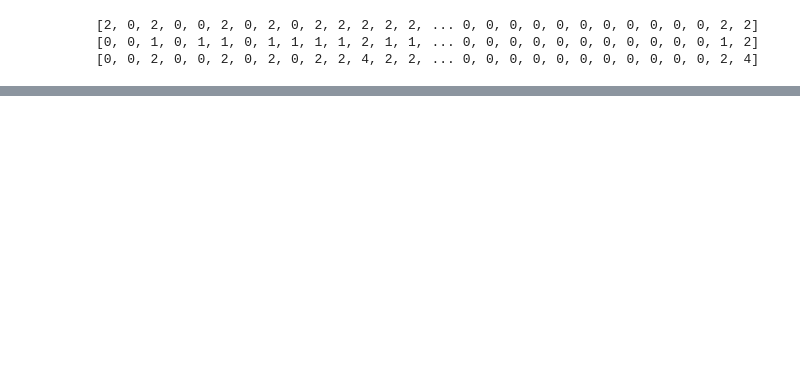
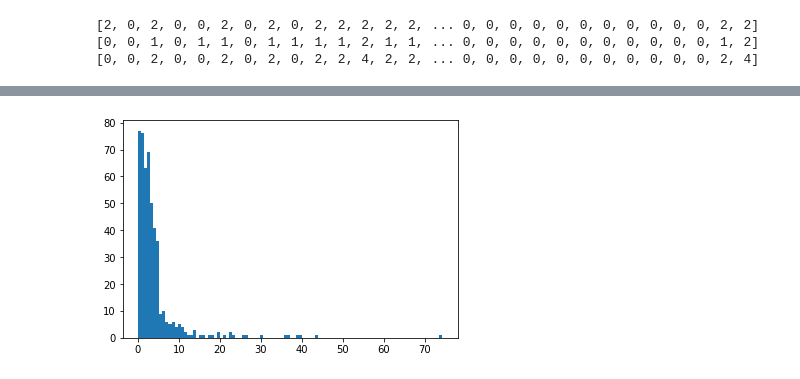
Before and after one commit to therwig/ele-studies, a Jupyter notebook: akAna/notebook.ipynb, the cells around one changed output, grey strips where cells are left out. Cells and saved outputs as stored; diff of their text form; code cells hidden in the pictures; blank space fills up the shorter version.

```diff
--- a/akAna/notebook.ipynb
+++ b/akAna/notebook.ipynb
@@ -149,0 +249,4 @@ plt.hist(ak.flatten(dR), bins=100, range=(0,7));
+# %%
+plt.hist(ak.flatten(unmatched_truth.pt), bins=100);
+# %% [output]
+[figure, added]
```
Also changed, not shown: parts of 12 cells of this notebook, 2 other files.
